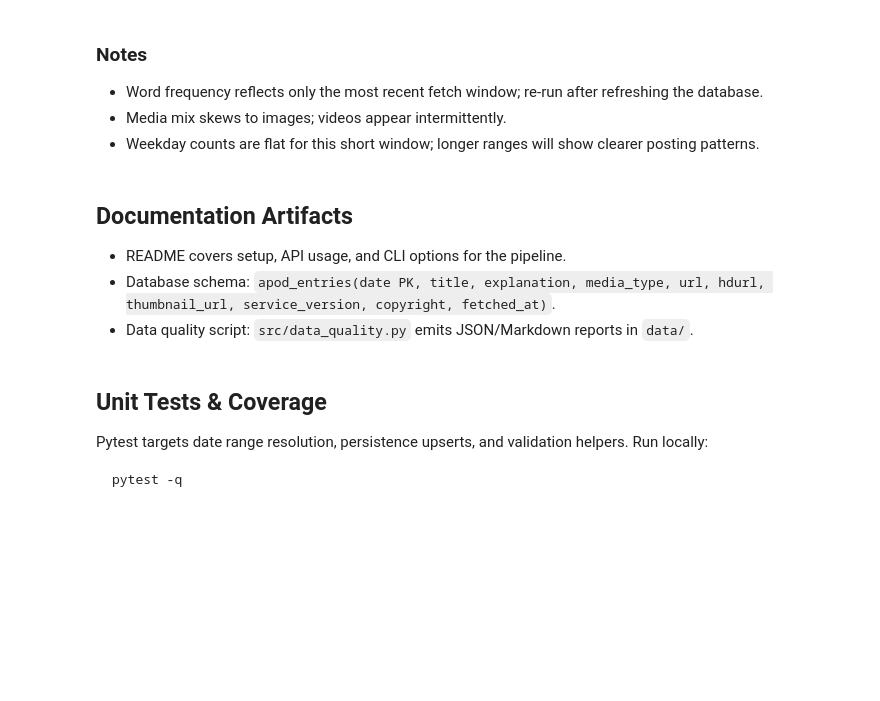
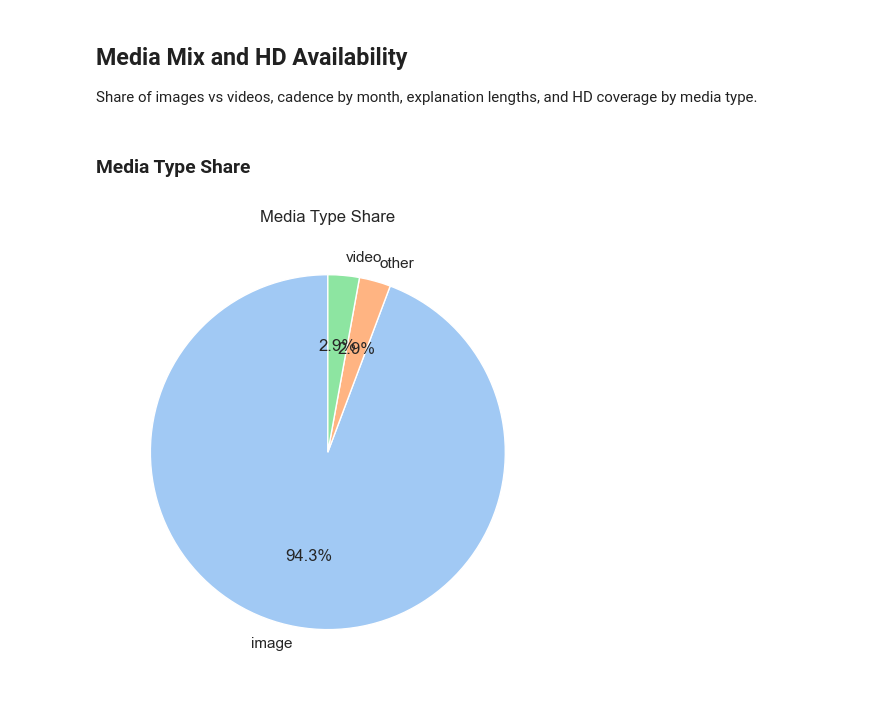
Before and after one commit to Satyampatel779/NASA-APOD-Finals, a Jupyter notebook: docs/apod_eda.ipynb, the cells around one changed output. Cells and saved outputs as stored; diff of their text form; code cells hidden in the pictures; blank space fills up the shorter version.

Commit message:
Cleanup and Readme Update

````diff
--- a/docs/apod_eda.ipynb
+++ b/docs/apod_eda.ipynb
@@ -150,16 +246,16 @@ plt.show()
-# %% [markdown]
-### Notes
-- Word frequency reflects only the most recent fetch window; re-run after refreshing the database.
-- Media mix skews to images; videos appear intermittently.
-- Weekday counts are flat for this short window; longer ranges will show clearer posting patterns.
-# %% [markdown]
-## Documentation Artifacts
-- README covers setup, API usage, and CLI options for the pipeline.
-- Database schema: `apod_entries(date PK, title, explanation, media_type, url, hdurl, thumbnail_url, service_version, copyright, fetched_at)`.
-- Data quality script: `src/data_quality.py` emits JSON/Markdown reports in `data/`.
-# %% [markdown]
-## Unit Tests & Coverage
-Pytest targets date range resolution, persistence upserts, and validation helpers. Run locally:
-```bash
-pytest -q
-```
+# %% [markdown]
+## Media Mix and HD Availability
+Share of images vs videos, cadence by month, explanation lengths, and HD coverage by media type.
+# %% [markdown]
+### Media Type Share
+# %%
+# Media-type share (pie)
+media_counts = df["media_type"].fillna("unknown").value_counts()
+plt.figure(figsize=(5, 5))
+media_counts.plot.pie(autopct="%1.1f%%", startangle=90, colors=sns.color_palette("pastel"))
+plt.ylabel("")
+plt.title("Media Type Share")
+plt.tight_layout()
+plt.show()
+# %% [output]
+[figure, added]
````
Also changed, not shown: parts of 26 cells of this notebook, 8 other files.
